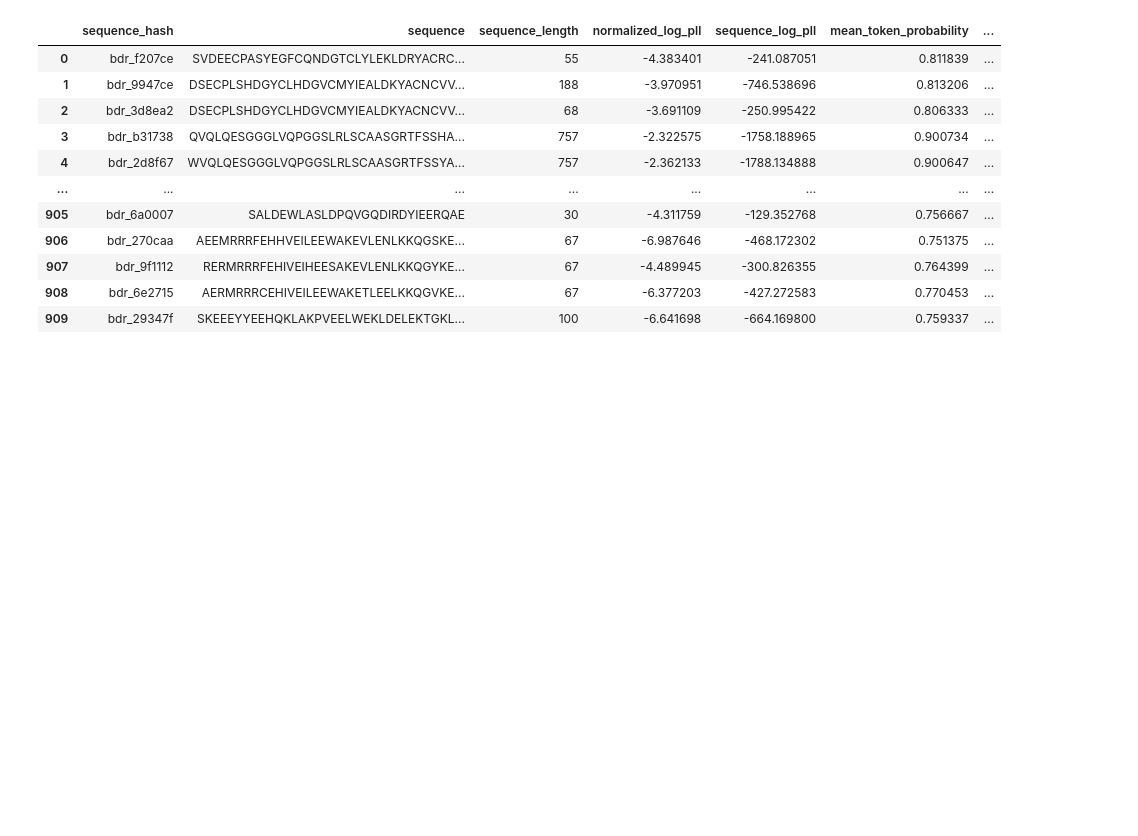
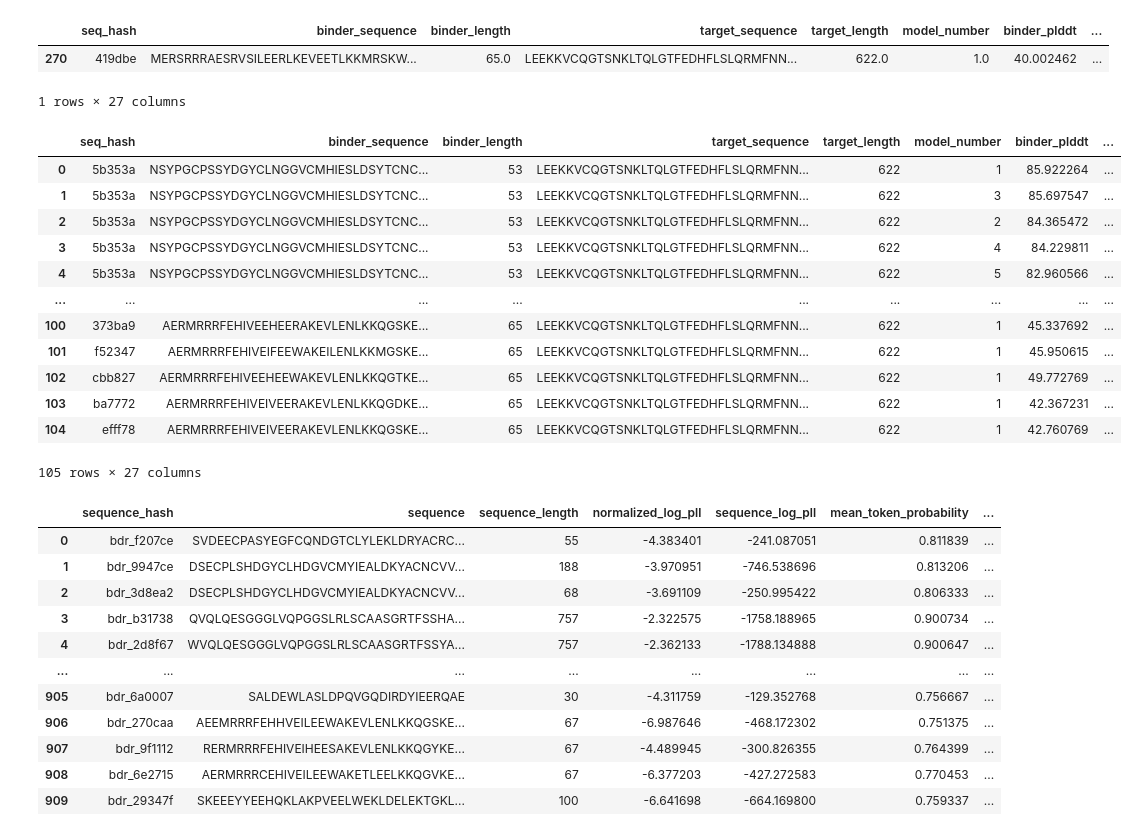
Before and after one commit to ANaka/egfr_binder_rd2, a Jupyter notebook: notebooks/fold.ipynb, the cells around one changed output. Cells and saved outputs as stored; diff of their text form; code cells hidden in the pictures; blank space fills up the shorter version.

```diff
--- a/notebooks/fold.ipynb
+++ b/notebooks/fold.ipynb
@@ -39,3 +44,34 @@ df = update_pll_metrics.remote()
+# %%
+df = update_pll_metrics.remote()
+fdf = update_metrics.remote()
+fdf = fdf.merge(df, left_on='binder_sequence', right_on='sequence', how='outer')
+fdf['pae_interaction_rank'] = 1 - fdf['pae_interaction'].rank(pct=True)
+fdf['i_ptm_rank'] = fdf['i_ptm'].rank(pct=True)
+fdf['sequence_log_pll_rank'] = fdf['sequence_log_pll'].rank(pct=True)
+fdf['fitness'] = (fdf['pae_interaction_rank'] + fdf['i_ptm_rank'] + fdf['sequence_log_pll_rank']) / 3
+fdf = fdf.sort_values('fitness', ascending=False).reset_index(drop=True)
+# %%
+fdf[fdf['binder_sequence'].isin(['MERSRRRAESRVSILEERLKEVEETLKKMRSKWEDLRGMREMLLKEVEELRKRIEEVVEEEEKSS'])]
+# %% [output]
+|  | seq_hash | binder_sequence | binder_length | target_sequence | target_length | model_number | binder_plddt | ... |
+| 270 | 419dbe | MERSRRRAESRVSILEERLKEVEETLKKMRSKW... | 65.0 | LEEKKVCQGTSNKLTQLGTFEDHFLSLQRMFNN... | 622.0 | 1.0 | 40.002462 | ... |
+1 rows × 27 columns
+# %%
+fdf
+# %% [output]
+|  | seq_hash | binder_sequence | binder_length | target_sequence | target_length | model_number | binder_plddt | ... |
+| 0 | 5b353a | NSYPGCPSSYDGYCLNGGVCMHIESLDSYTCNC... | 53 | LEEKKVCQGTSNKLTQLGTFEDHFLSLQRMFNN... | 622 | 1 | 85.922264 | ... |
+| 1 | 5b353a | NSYPGCPSSYDGYCLNGGVCMHIESLDSYTCNC... | 53 | LEEKKVCQGTSNKLTQLGTFEDHFLSLQRMFNN... | 622 | 3 | 85.697547 | ... |
+| 2 | 5b353a | NSYPGCPSSYDGYCLNGGVCMHIESLDSYTCNC... | 53 | LEEKKVCQGTSNKLTQLGTFEDHFLSLQRMFNN... | 622 | 2 | 84.365472 | ... |
+| 3 | 5b353a | NSYPGCPSSYDGYCLNGGVCMHIESLDSYTCNC... | 53 | LEEKKVCQGTSNKLTQLGTFEDHFLSLQRMFNN... | 622 | 4 | 84.229811 | ... |
+| 4 | 5b353a | NSYPGCPSSYDGYCLNGGVCMHIESLDSYTCNC... | 53 | LEEKKVCQGTSNKLTQLGTFEDHFLSLQRMFNN... | 622 | 5 | 82.960566 | ... |
+| ... | ... | ... | ... | ... | ... | ... | ... | ... |
+| 100 | 373ba9 | AERMRRRFEHIVEEHEERAKEVLENLKKQGSKE... | 65 | LEEKKVCQGTSNKLTQLGTFEDHFLSLQRMFNN... | 622 | 1 | 45.337692 | ... |
+| 101 | f52347 | AERMRRRFEHIVEIFEEWAKEILENLKKMGSKE... | 65 | LEEKKVCQGTSNKLTQLGTFEDHFLSLQRMFNN... | 622 | 1 | 45.950615 | ... |
+| 102 | cbb827 | AERMRRRFEHIVEEHEEWAKEVLENLKKQGTKE... | 65 | LEEKKVCQGTSNKLTQLGTFEDHFLSLQRMFNN... | 622 | 1 | 49.772769 | ... |
+| 103 | ba7772 | AERMRRRFEHIVEIVEERAKEVLENLKKQGDKE... | 65 | LEEKKVCQGTSNKLTQLGTFEDHFLSLQRMFNN... | 622 | 1 | 42.367231 | ... |
+| 104 | efff78 | AERMRRRFEHIVEIVEERAKEVLENLKKQGSKE... | 65 | LEEKKVCQGTSNKLTQLGTFEDHFLSLQRMFNN... | 622 | 1 | 42.760769 | ... |
+105 rows × 27 columns
 # %%
 df
 # %% [output]
```
Also changed, not shown: parts of 9 cells of this notebook, 1 other file.
